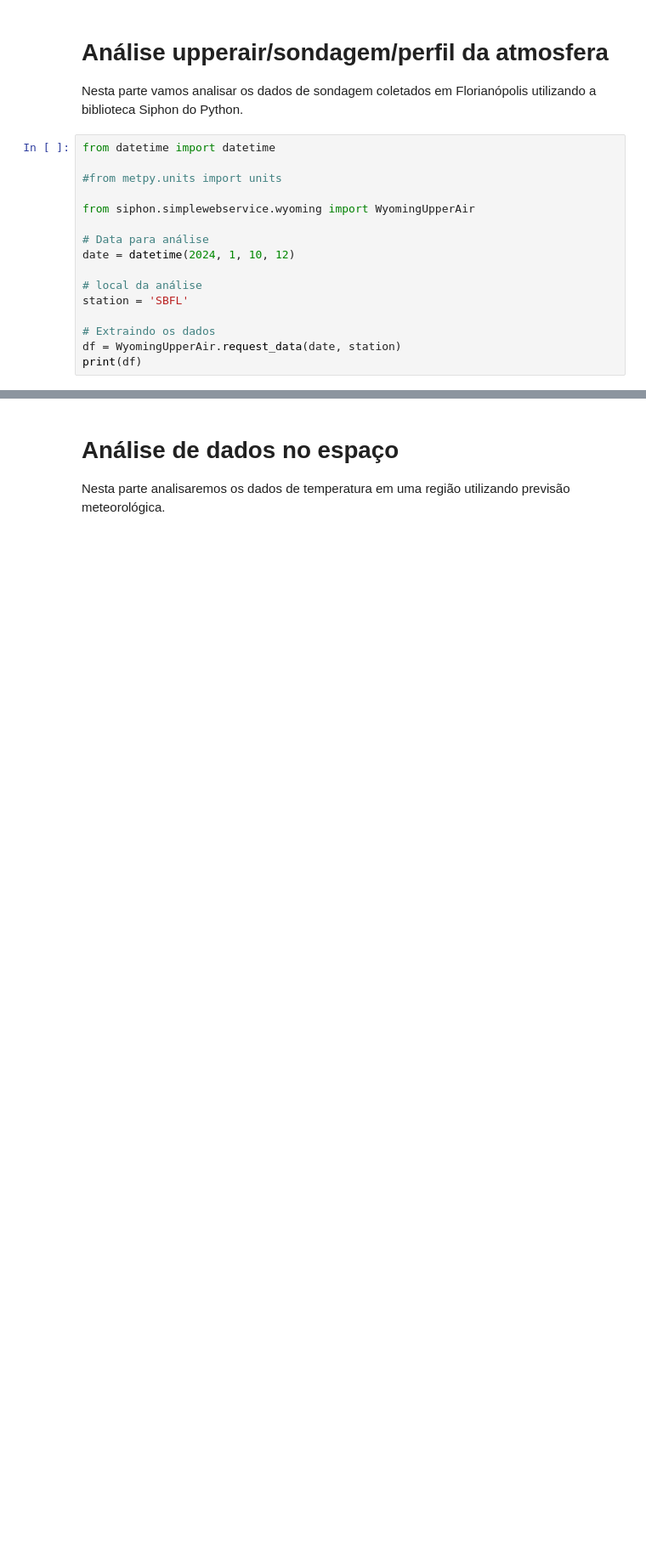
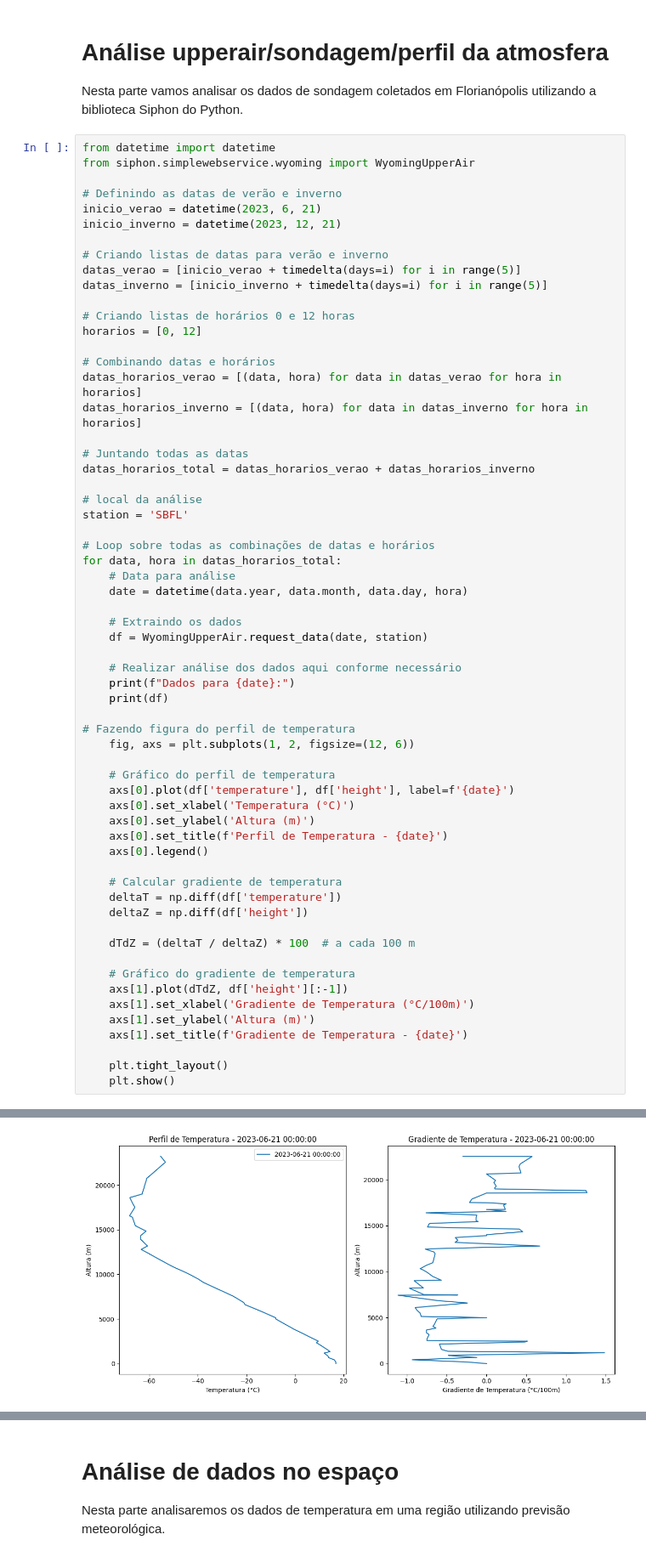
Before and after one commit to brunaboscato/ENS5173_20241, a Jupyter notebook: Atividade02.ipynb, the cells around one changed output, grey strips where cells are left out. Shown at 85% size. Saved outputs shown, nothing was run; the diff lists cells and outputs as text; blank space fills up the shorter version.

```diff
--- a/Atividade02.ipynb
+++ b/Atividade02.ipynb
@@ -224,18 +228,63 @@ ax.set_legend()
 Nesta parte vamos analisar os dados de sondagem coletados em Florianópolis utilizando a biblioteca Siphon do Python.
 # %%
 from datetime import datetime
-
-#from metpy.units import units
-
 from siphon.simplewebservice.wyoming import WyomingUpperAir
 
-# Data para análise
-date = datetime(2024, 1, 10, 12)
+# Definindo as datas de verão e inverno
+inicio_verao = datetime(2023, 6, 21)
+inicio_inverno = datetime(2023, 12, 21)
+
+# Criando listas de datas para verão e inverno
+datas_verao = [inicio_verao + timedelta(days=i) for i in range(5)]
+datas_inverno = [inicio_inverno + timedelta(days=i) for i in range(5)]
+
+# Criando listas de horários 0 e 12 horas
+horarios = [0, 12]
+
+# Combinando datas e horários
+datas_horarios_verao = [(data, hora) for data in datas_verao for hora in horarios]
+datas_horarios_inverno = [(data, hora) for data in datas_inverno for hora in horarios]
+
+# Juntando todas as datas
+datas_horarios_total = datas_horarios_verao + datas_horarios_inverno
 
 # local da análise
 station = 'SBFL'
 
-# Extraindo os dados
-df = WyomingUpperAir.request_data(date, station)
-print(df)
+# Loop sobre todas as combinações de datas e horários
+for data, hora in datas_horarios_total:
+    # Data para análise
+    date = datetime(data.year, data.month, data.day, hora)
+
+    # Extraindo os dados
+    df = WyomingUpperAir.request_data(date, station)
+
+    # Realizar análise dos dados aqui conforme necessário
+    print(f"Dados para {date}:")
+    print(df)
+
+# Fazendo figura do perfil de temperatura
+    fig, axs = plt.subplots(1, 2, figsize=(12, 6))
+
+    # Gráfico do perfil de temperatura
+    axs[0].plot(df['temperature'], df['height'], label=f'{date}')
+    axs[0].set_xlabel('Temperatura (°C)')
+    axs[0].set_ylabel('Altura (m)')
+    axs[0].set_title(f'Perfil de Temperatura - {date}')
+    axs[0].legend()
+
+    # Calcular gradiente de temperatura
+    deltaT = np.diff(df['temperature'])
+    deltaZ = np.diff(df['height'])
+
+    dTdZ = (deltaT / deltaZ) * 100  # a cada 100 m
+
+    # Gráfico do gradiente de temperatura
+    axs[1].plot(dTdZ, df['height'][:-1])
+    axs[1].set_xlabel('Gradiente de Temperatura (°C/100m)')
+    axs[1].set_ylabel('Altura (m)')
+    axs[1].set_title(f'Gradiente de Temperatura - {date}')
+
+    plt.tight_layout()
+    plt.show()
 # %% [output]
@@ -258,0 +308 @@ print(df)
+[figure, added]
```
Also changed, not shown: parts of 8 cells of this notebook.
